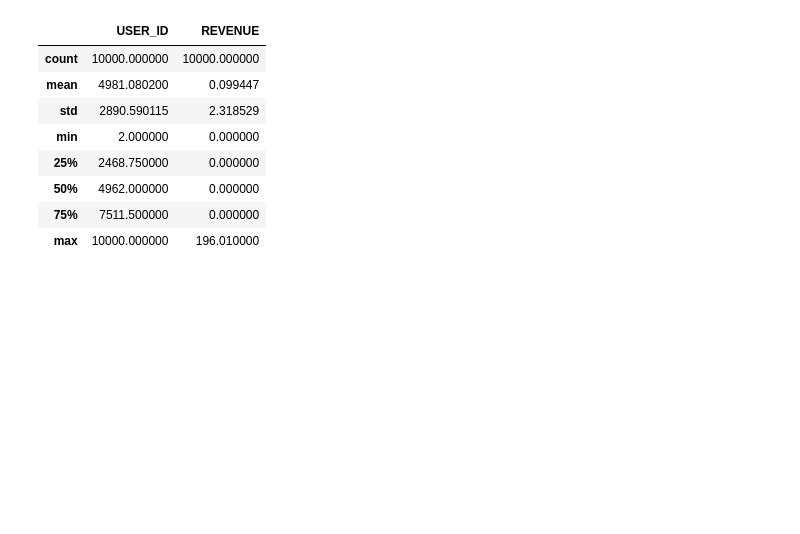
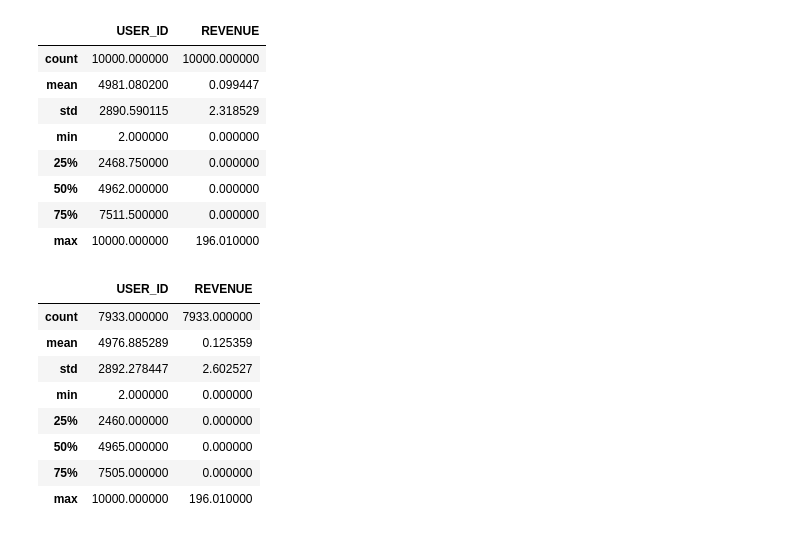
Before and after one commit to Oksana57/Exampl, a Jupyter notebook: dz8.ipynb, the cells around one changed output. Saved outputs shown, nothing was run; the diff lists cells and outputs as text; code cells hidden in the pictures; blank space fills up the shorter version.

```diff
--- a/dz8.ipynb
+++ b/dz8.ipynb
@@ -43,3 +55,18 @@ data.describe()
 | 50% | 4962.000000 | 0.000000 |
 | 75% | 7511.500000 | 0.000000 |
 | max | 10000.000000 | 196.010000 |
+# %%
+# убираем неуникальные строки по id
+data = data.drop_duplicates()
+# %%
+data.describe()
+# %% [output]
+|  | USER_ID | REVENUE |
+| count | 7933.000000 | 7933.000000 |
+| mean | 4976.885289 | 0.125359 |
+| std | 2892.278447 | 2.602527 |
+| min | 2.000000 | 0.000000 |
+| 25% | 2460.000000 | 0.000000 |
+| 50% | 4965.000000 | 0.000000 |
+| 75% | 7505.000000 | 0.000000 |
+| max | 10000.000000 | 196.010000 |
```
Also changed, not shown: parts of 11 cells of this notebook.
